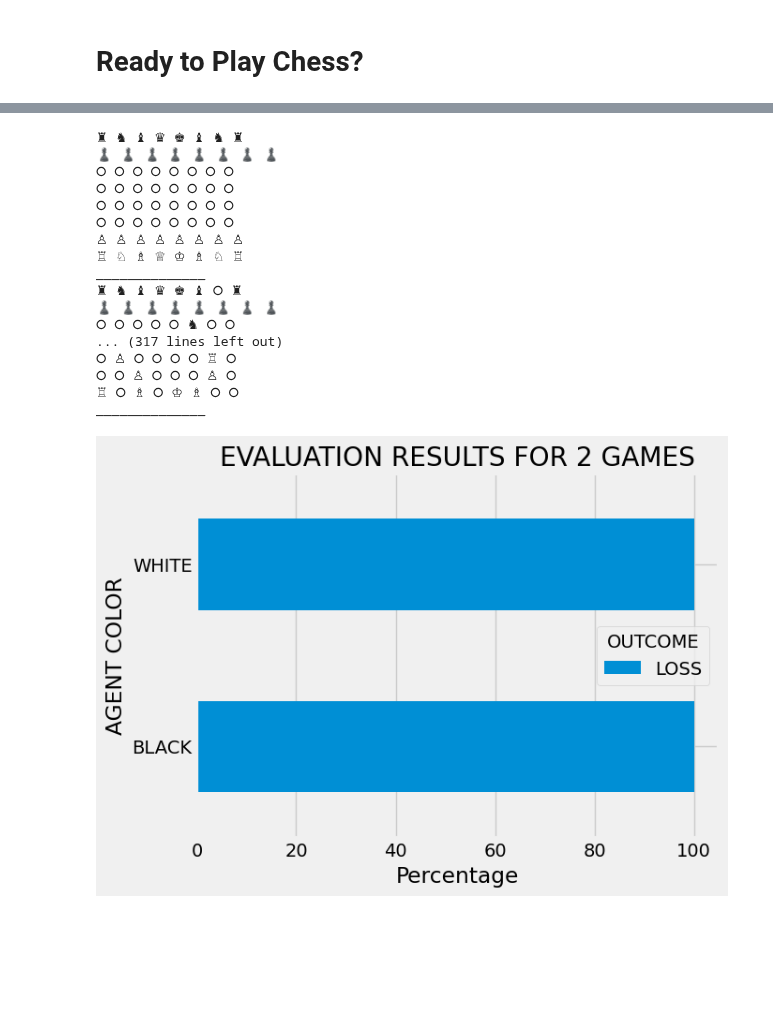
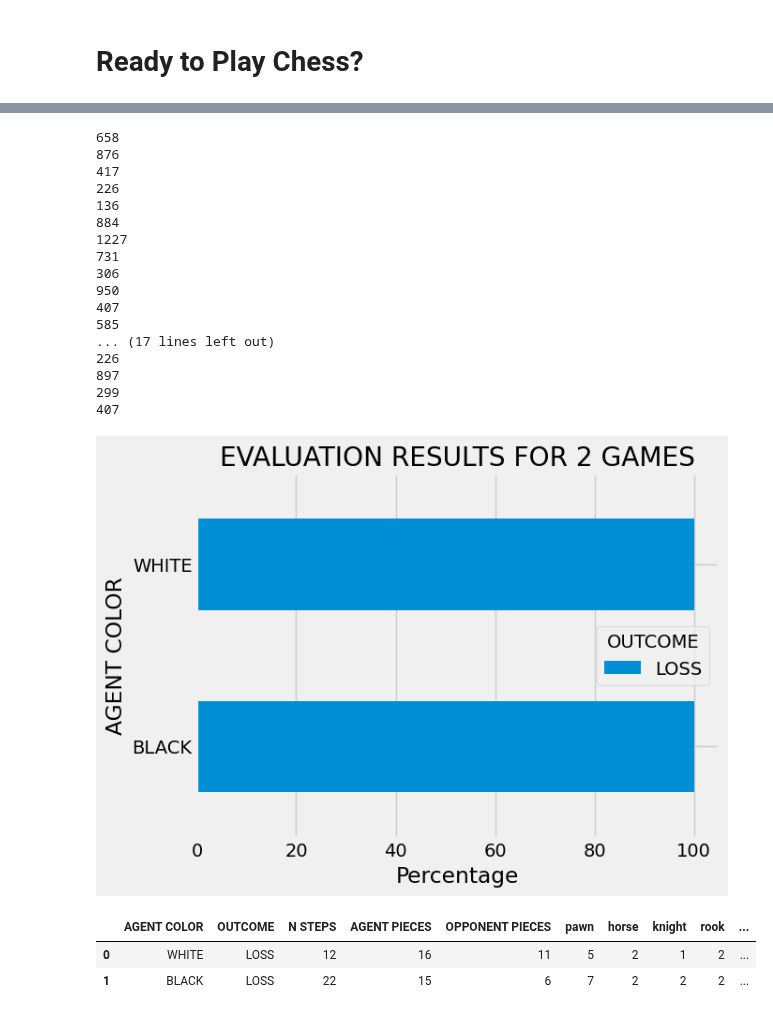
Before and after one commit to inesleonidasrocha/ChessRL23, a Jupyter notebook: RL PROJECT - MCTS.ipynb, the cells around one changed output, grey strips where cells are left out. Drawn from its saved outputs; the diff is of its cells as text; code cells hidden in the pictures; blank space fills up the shorter version.

```diff
--- a/RL PROJECT - MCTS.ipynb
+++ b/RL PROJECT - MCTS.ipynb
@@ -296,23 +286,0 @@ def BLACK_PLAYER_POLICY(env, state):
-# %%
-env = gym.make(
-    "ChessAlphaZero-v0"
-)  # We will use Alpha Zero's numenclature for the actions encodings
-
-state = env.reset()
-done = False
-counter = 0  # Since each step represents a play in a chess game we are going to store the number of steps associated to the episode/game
-
-while not done:
-    if (
-        counter % 2 == 0
-    ):  # If the step number is pair, this means that it is the WHITE player's turn
-        action = WHITE_PLAYER_POLICY(env, state)
-        next_state, reward, done, info = env.step(action)
-
-    else:  # If the step number is not pair, aka odd, this means that it is the BLACK player's turn
-        action = BLACK_PLAYER_POLICY(env, state)
-        next_state, reward, done, info = env.step(action)
-    counter += 1
-
-print(reward)
-env.close()
@@ -372,6 +392,12 @@ def MCTS(root, iterations):
         if leaf is not None:
             simulation_result = rollout(leaf)
             backpropagate(leaf, simulation_result)
+
+    #Save the root node (and by extension, the entire MCTS tree) to a file
+
+    #with open('mcts_tree.pickle', 'wb') as handle:
+    #    pickle.dump(root, handle, protocol=pickle.HIGHEST_PROTOCOL)
+
     if len(root.children) == 0:
         return None
     return root.best_child().action
@@ -432,28 +458,33 @@ class Node:
 
 def WHITE_PLAYER_POLICY(env, state):
     root = Node(state=state, env=env, done= False)
-    action = MCTS(root, 1000)
-    print(env.render(mode='unicode'))
-    print("______________")
+    action = MCTS(root, 1)
+    print(action)
     return action
 
 df = AGENT_EVALUATION(Stockfish_path, WHITE_PLAYER_POLICY, n_evaluations=1)
 # %% [output]
-♜ ♞ ♝ ♛ ♚ ♝ ♞ ♜
-♟ ♟ ♟ ♟ ♟ ♟ ♟ ♟
-⭘ ⭘ ⭘ ⭘ ⭘ ⭘ ⭘ ⭘
-⭘ ⭘ ⭘ ⭘ ⭘ ⭘ ⭘ ⭘
-⭘ ⭘ ⭘ ⭘ ⭘ ⭘ ⭘ ⭘
-⭘ ⭘ ⭘ ⭘ ⭘ ⭘ ⭘ ⭘
-♙ ♙ ♙ ♙ ♙ ♙ ♙ ♙
-♖ ♘ ♗ ♕ ♔ ♗ ♘ ♖
-______________
-♜ ♞ ♝ ♛ ♚ ♝ ⭘ ♜
-♟ ♟ ♟ ♟ ♟ ♟ ♟ ♟
-⭘ ⭘ ⭘ ⭘ ⭘ ♞ ⭘ ⭘
-... (317 lines left out)
-⭘ ♙ ⭘ ⭘ ⭘ ⭘ ♖ ⭘
-⭘ ⭘ ♙ ⭘ ⭘ ⭘ ♙ ⭘
-♖ ⭘ ♗ ⭘ ♔ ♗ ⭘ ⭘
-______________
+658
+876
+417
+226
+136
+884
+1227
+731
+306
+950
+407
+585
+... (17 lines left out)
+226
+897
+299
+407
 [figure]
+# %%
+df.head()
+# %% [output]
+|  | AGENT COLOR | OUTCOME | N STEPS | AGENT PIECES | OPPONENT PIECES | pawn | horse | knight | rook | ... |
+| 0 | WHITE | LOSS | 12 | 16 | 11 | 5 | 2 | 1 | 2 | ... |
+| 1 | BLACK | LOSS | 22 | 15 | 6 | 7 | 2 | 2 | 2 | ... |
```
Also changed, not shown: parts of 8 cells of this notebook.
